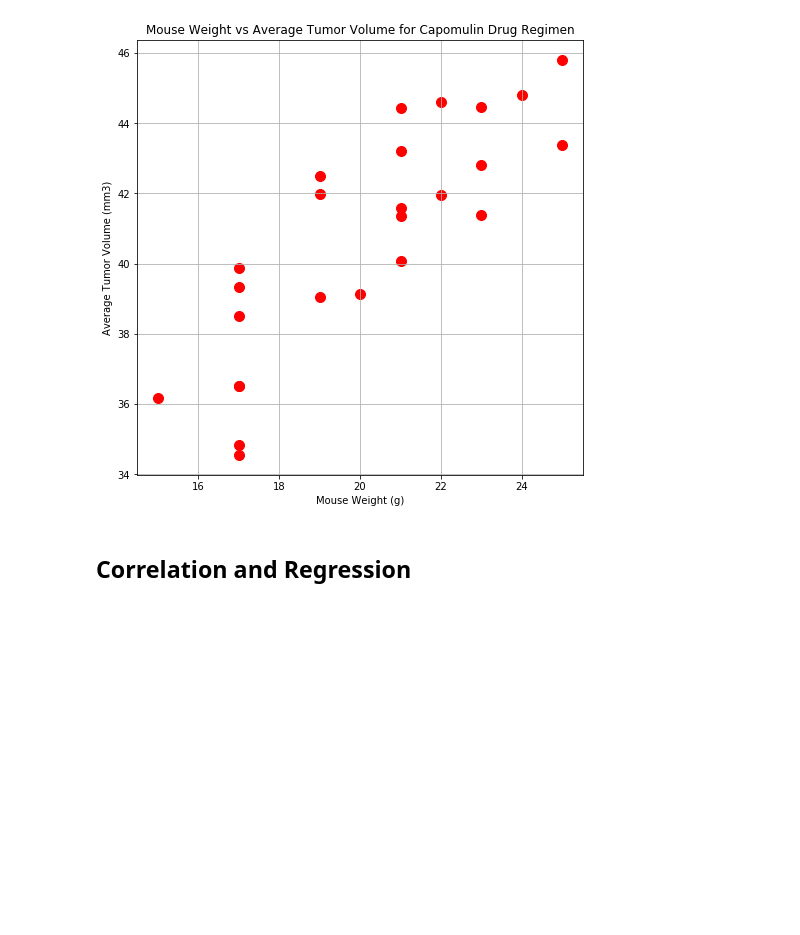
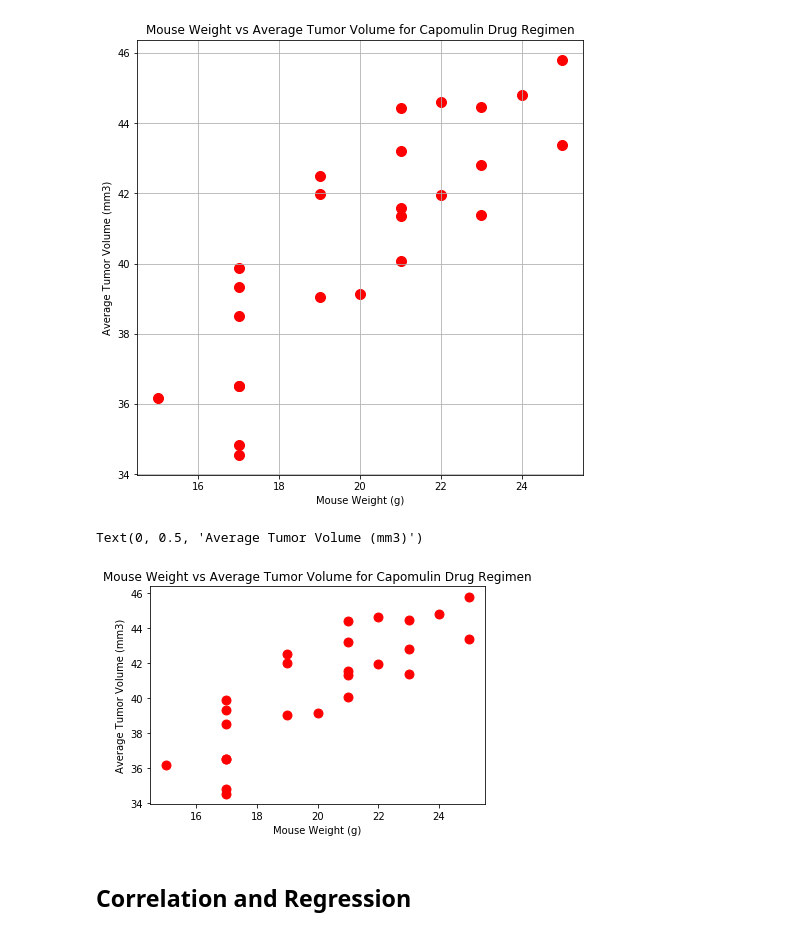
Before and after one commit to cdfencing/Matplotlib-The-Power-of-Plots, a Jupyter notebook: Pymaceuticals/Pymaceuticals.ipynb, the cells around one changed output. Saved outputs shown, nothing was run; the diff lists cells and outputs as text; code cells hidden in the pictures; blank space fills up the shorter version.

```diff
--- a/Pymaceuticals/Pymaceuticals.ipynb
+++ b/Pymaceuticals/Pymaceuticals.ipynb
@@ -255,3 +253,18 @@ Text(0, 0.5, 'Average Tumor Volume (mm3)')
+# %%
+# Create a dataframe to retrieve data for the specific drug regimen 'Capomulin' using pyplot method
+
+# Get the data for the specific drug and calculate the average
+Capomulin_data = combined_mousestudy_df.loc[combined_mousestudy_df["Drug Regimen"]=="Capomulin"]
+average = Capomulin_data.groupby(['Mouse ID']).mean()
+
+# plot the data
+plt.scatter(average["Weight (g)"], average["Tumor Volume (mm3)"], c='red', s=80)
+plt.title("Mouse Weight vs Average Tumor Volume for Capomulin Drug Regimen")
+plt.xlabel('Mouse Weight (g)')
+plt.ylabel('Average Tumor Volume (mm3)')
+# %% [output]
+Text(0, 0.5, 'Average Tumor Volume (mm3)')
+[figure, added]
 # %% [markdown]
 ## Correlation and Regression
 # %%
```
Also changed, not shown: parts of 3 cells of this notebook.
